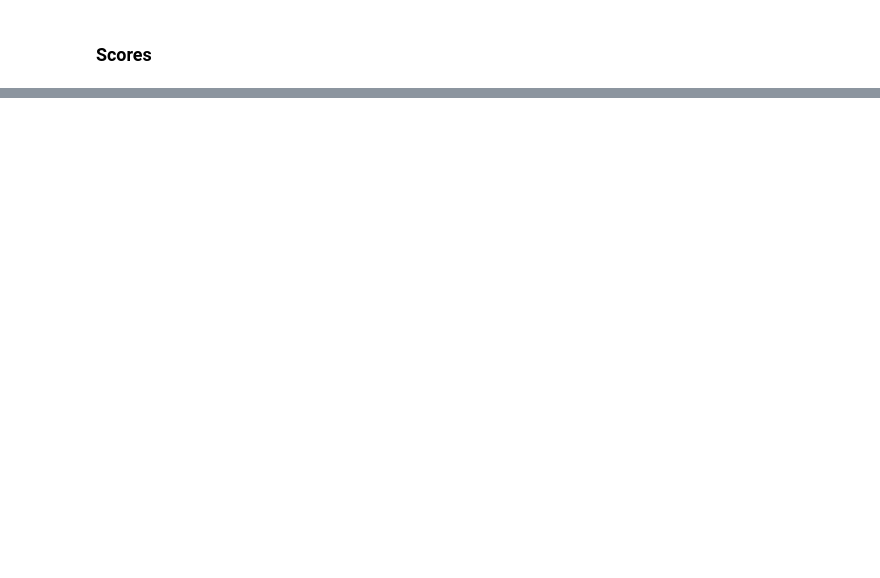
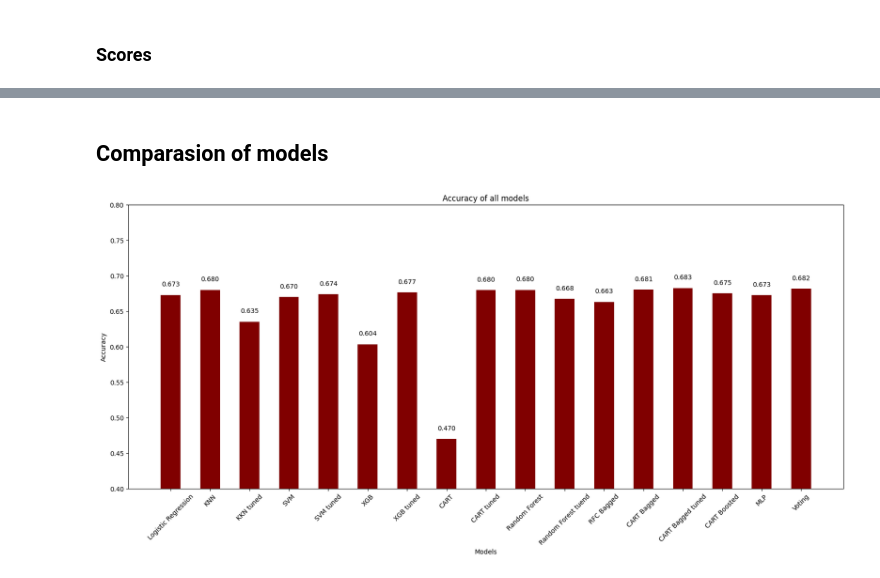
Before and after one commit to Nailsonseat/E-commerce-Shopper-s-Behaviour-Understanding, a Jupyter notebook: Final Notebook.ipynb, the cells around one changed output, grey strips where cells are left out. Drawn from its saved outputs; the diff is of its cells as text; code cells hidden in the pictures; blank space fills up the shorter version.

Commit message:
displayed metrics in for each model in bar graph

```diff
--- a/Final Notebook.ipynb
+++ b/Final Notebook.ipynb
@@ -1060,6 +1145,8 @@ tuned_mlp_clf
 MLPClassifier(activation='logistic', alpha=1e-05, hidden_layer_sizes=(4, 4),
               learning_rate='adaptive', max_iter=1000, random_state=42,
               solver='lbfgs')
+# %%
+all_models['MLP'] = tuned_mlp_clf
 # %%
 y_pred_tuned_mlp_clf=tuned_mlp_clf.predict(X_test)
 # %% [markdown]
@@ -1090,3 +1201,5 @@ voting_clf.fit(X_train,y_train)
+# %%
+all_models['Voting'] = voting_clf
 # %%
 y_pred_voted=voting_clf.predict(X_test)
 # %% [markdown]
@@ -1104,3 +1217,5 @@ print(classification_report(y_pred_voted,y_test))
 weighted avg       0.80      0.68      0.72      2652
 # %%
 submit(voting_clf)
+# %% [markdown]
+## Comparasion of models
@@ -1106,0 +1227,31 @@ submit(voting_clf)
+# %%
+accuracy = []
+precision = []
+recall = []
+f1 = []
+# %%
+for i in all_models.values():
+    pred = i.predict(X_test.to_numpy())
+    accuracy.append(accuracy_score(pred,y_test))
+    precision.append(precision_score(pred,y_test))
+    recall.append(recall_score(pred,y_test))
+    f1.append(f1_score(pred,y_test))
+# %%
+fig, ax = plt.subplots(figsize=(20, 8))
+
+bars = plt.bar(list(all_models.keys()), accuracy, color='maroon', width=0.5)
+
+plt.xlabel("Models")
+plt.xticks(rotation=45)
+plt.ylim(0.4, 0.80)
+plt.ylabel("Accuracy")
+plt.title("Accuracy of all models")
+
+# Add data labels on top of the bars
+for bar in bars:
+    yval = bar.get_height()
+    ax.text(bar.get_x() + bar.get_width() / 2, yval + 0.01, f'{yval:.3f}', ha='center', va='bottom')
+
+plt.show()
+# %% [output]
+[figure, added]
```
Also changed, not shown: parts of 49 cells of this notebook, 1 other file.
